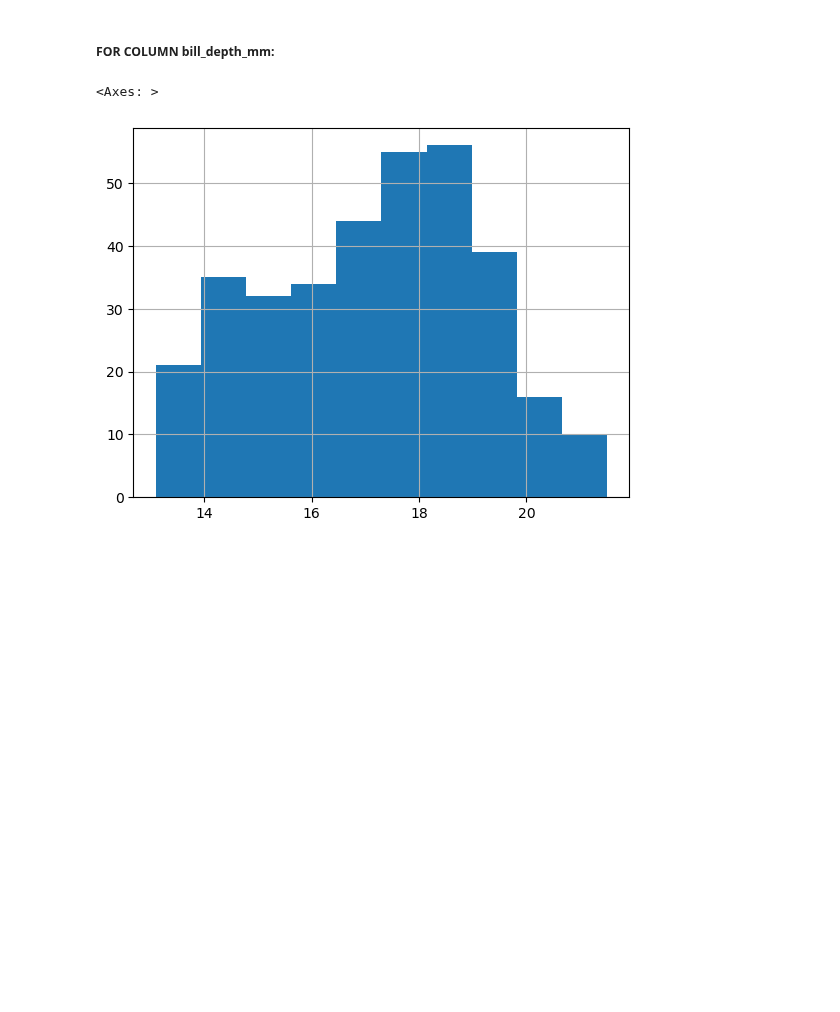
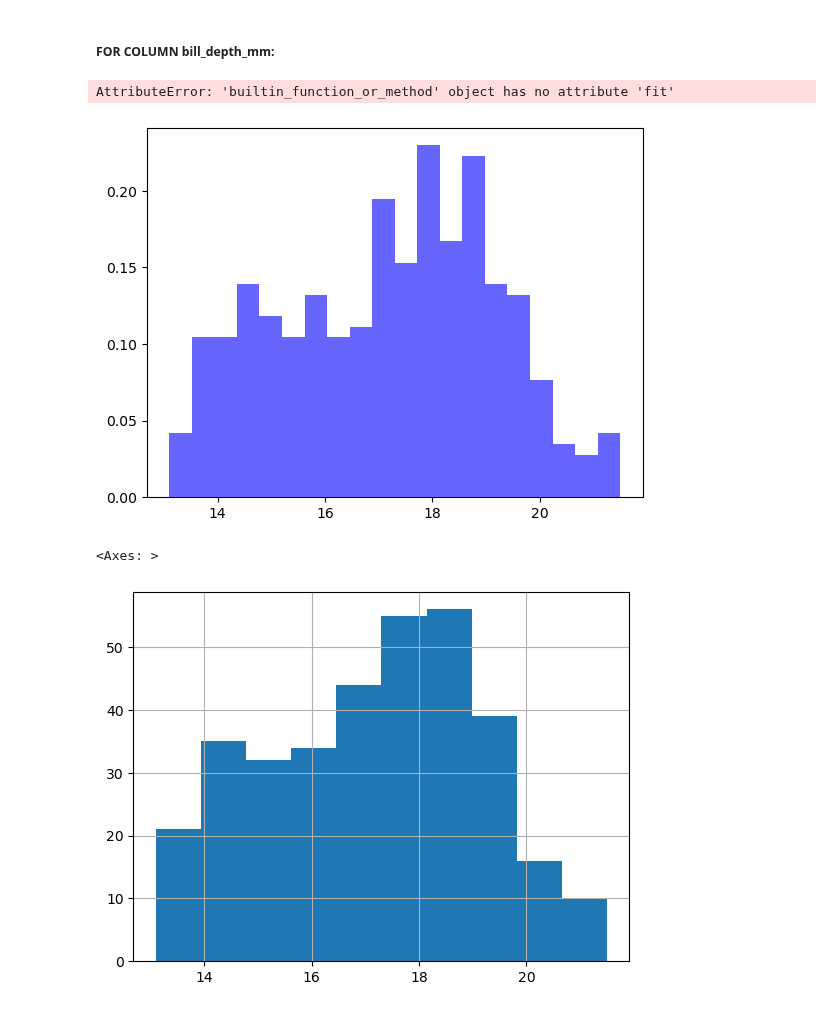
Before and after one commit to nurbujang/fundaw23, a Jupyter notebook: tasks.ipynb, the cells around one changed output. Drawn from its saved outputs; the diff is of its cells as text; code cells hidden in the pictures; blank space fills up the shorter version.

```diff
--- a/tasks.ipynb
+++ b/tasks.ipynb
@@ -353,5 +357,66 @@ Bill_length_mm does not have a Normal distribution.
 # %% [markdown]
 ##### FOR COLUMN bill_depth_mm:
+# %%
+import pandas as pd
+import numpy as np
+import matplotlib.pyplot as plt
+from scipy import stats
+
+# Load the penguins dataset
+df = pd.read_csv('penguins.csv')  # Replace 'penguins.csv' with the actual file path.
+
+# Extract the 'bill_length_mm' column and drop missing values
+bill_lengths = df['bill_depth_mm'].dropna()
+
+# List of numpy random distribution names to consider
+distribution_names = [
+    "uniform",
+    "normal",
+    "exponential",
+    "lognormal",
+    "poisson",
+]
+
+# Plot the empirical data
+plt.hist(bill_lengths, bins=20, density=True, alpha=0.6, color='b', label='Data')
+
+best_fit_name = None
+best_fit_params = None
+best_fit_ks_stat = float('inf')
+
+# Loop through different distributions and fit them to the data
+for dist_name in distribution_names:
+    dist = getattr(np.random, dist_name)
+    fit_params = dist.fit(bill_lengths)
+
+    # Generate data using the fitted distribution
+    fitted_data = dist.rvs(*fit_params, size=len(bill_lengths))
+
+    # Perform a KS test to evaluate goodness of fit
+    ks_stat, _ = stats.ks_2samp(bill_lengths, fitted_data)
+
+    # If the KS statistic is smaller, it's a better fit
+    if ks_stat < best_fit_ks_stat:
+        best_fit_name = dist_name
+        best_fit_params = fit_params
+        best_fit_ks_stat = ks_stat
+
+    # Plot the fitted distribution
+    x = np.linspace(min(bill_lengths), max(bill_lengths), 100)
+    pdf = dist.pdf(x, *fit_params)
+    plt.plot(x, pdf, lw=2, label=dist_name)
+
+plt.title(f'Bill Length Probability Distribution (Best Fit: {best_fit_name})')
+plt.xlabel('Bill Length (mm)')
+plt.ylabel('Probability Density')
+plt.legend()
+plt.show()
+
+print(f"Best fit distribution: {best_fit_name}")
+print(f"Parameters of the best fit: {best_fit_params}")
+# %% [output]
+AttributeError: 'builtin_function_or_method' object has no attribute 'fit'
+[figure, added]
 # %%
 df['bill_depth_mm'].hist()
 # %% [output]
```
Also changed, not shown: parts of 14 cells of this notebook.
